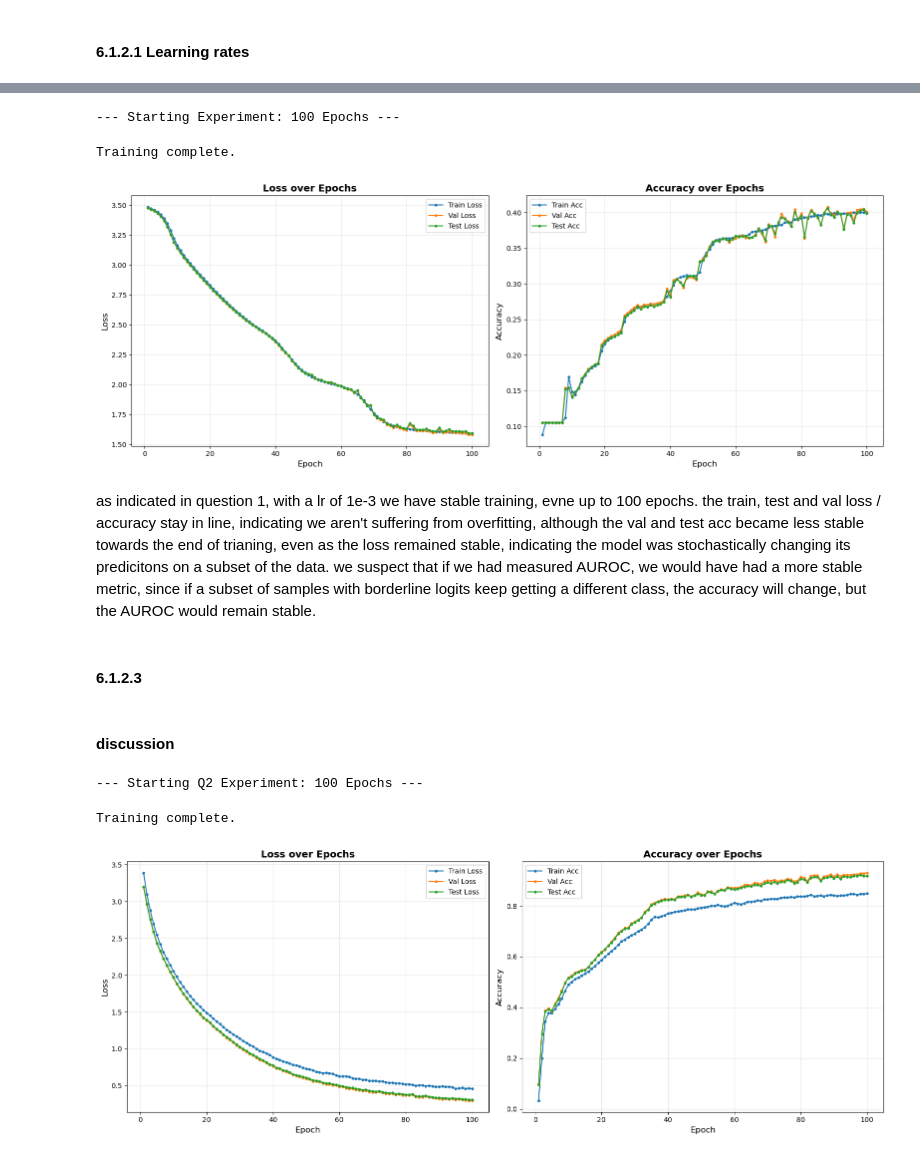
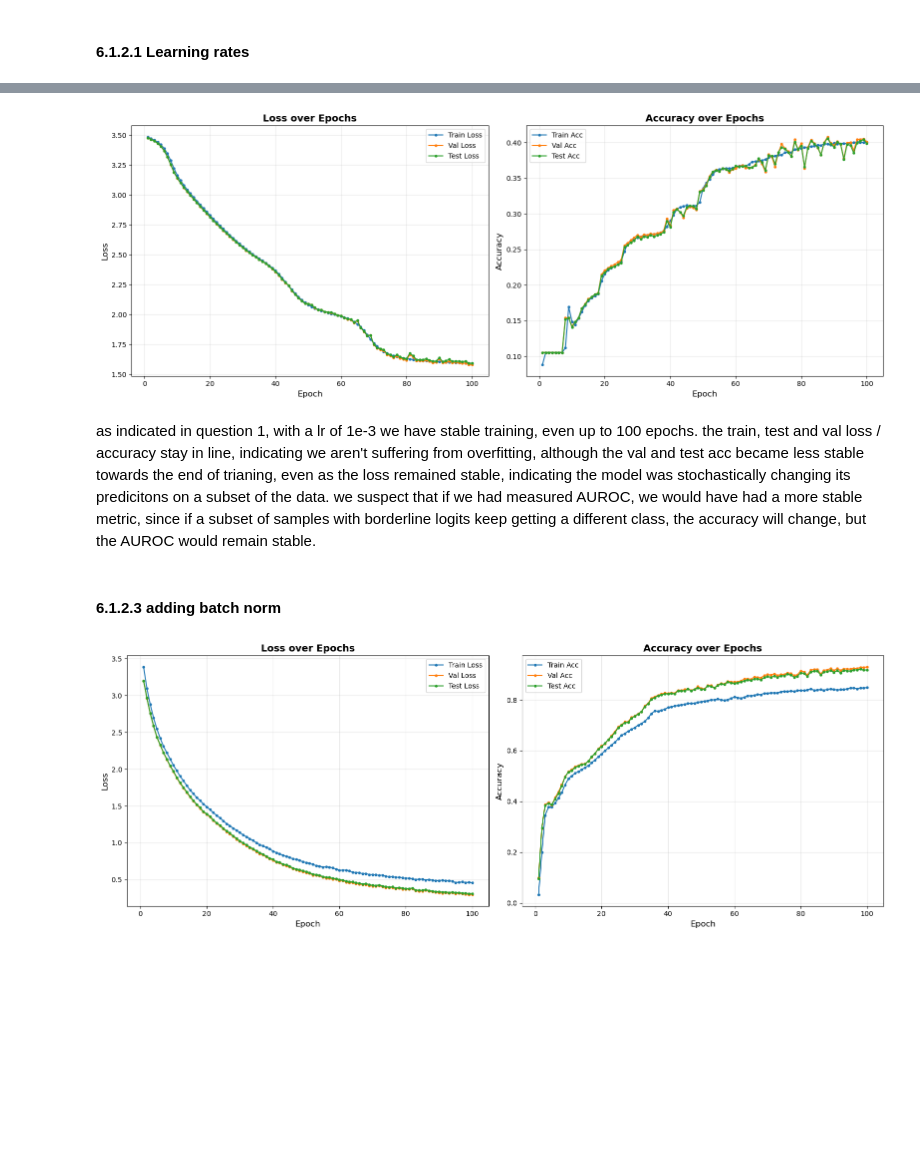
Before and after one commit to Jesse3141/IML_2025, a Jupyter notebook: ex_4/dev_ex4.ipynb, the cells around one changed output, grey strips where cells are left out. Cells and saved outputs as stored; diff of their text form; code cells hidden in the pictures; blank space fills up the shorter version.

```diff
--- a/ex_4/dev_ex4.ipynb
+++ b/ex_4/dev_ex4.ipynb
@@ -565,31 +95,17 @@ class Q2_Results:
-# %%
-# Instantiate and run
-q2_exp = Q2_Experiment(num_epochs=100)
-q2_exp.run()
-#Access the trainer later: q2.trainers['epochs_100'].model ...
-
-q2_res = Q2_Results(q2_exp)
-
-# If you change the plot style in Q2_Results, just re-run this cell
-q2_res.plot()
-# %% [output]
---- Starting Experiment: 100 Epochs ---
-Training complete.
-[figure, removed]
+# %%
+q2_exp = Q2_Experiment(num_epochs=100, run_quiet=True)
+q2_exp.run()
+q2_res = Q2_Results(q2_exp)
+q2_res.plot()
+# %% [output]
+[figure, added]
 # %% [markdown]
-as indicated in question 1, with a lr of 1e-3 we have stable training, evne up to 100 epochs. the train, test and val loss  / accuracy stay in line, indicating we aren't suffering from overfitting, although the val and test acc became less stable towards the end of trianing, even as the loss remained stable, indicating the model was stochastically changing its predicitons on a subset of the data. we suspect that if we had measured AUROC, we would have had a more stable metric, since if a subset of samples with borderline logits keep getting a different class, the accuracy will change, but the AUROC would remain stable.
+as indicated in question 1, with a lr of 1e-3 we have stable training, even up to 100 epochs. the train, test and val loss  / accuracy stay in line, indicating we aren't suffering from overfitting, although the val and test acc became less stable towards the end of trianing, even as the loss remained stable, indicating the model was stochastically changing its predicitons on a subset of the data. we suspect that if we had measured AUROC, we would have had a more stable metric, since if a subset of samples with borderline logits keep getting a different class, the accuracy will change, but the AUROC would remain stable.
 # %% [markdown]
-#### 6.1.2.3
+#### 6.1.2.3 adding batch norm
-# %% [markdown]
-#### discussion
 # %%
-# Instantiate and run
-q3_exp = Q2_Experiment(num_epochs=100,use_batch_norm = True)
+q3_exp = Q2_Experiment(num_epochs=100,use_batch_norm = True, run_quiet=True)
 q3_exp.run()
-#Access the trainer later: q2.trainers['epochs_100'].model ...
-# %% [output]
---- Starting Q2 Experiment: 100 Epochs ---
-Training complete.
 # %%
 q3_res = Q2_Results(q3_exp)
 q3_res.plot()
```
Also changed, not shown: parts of 65 cells of this notebook.
